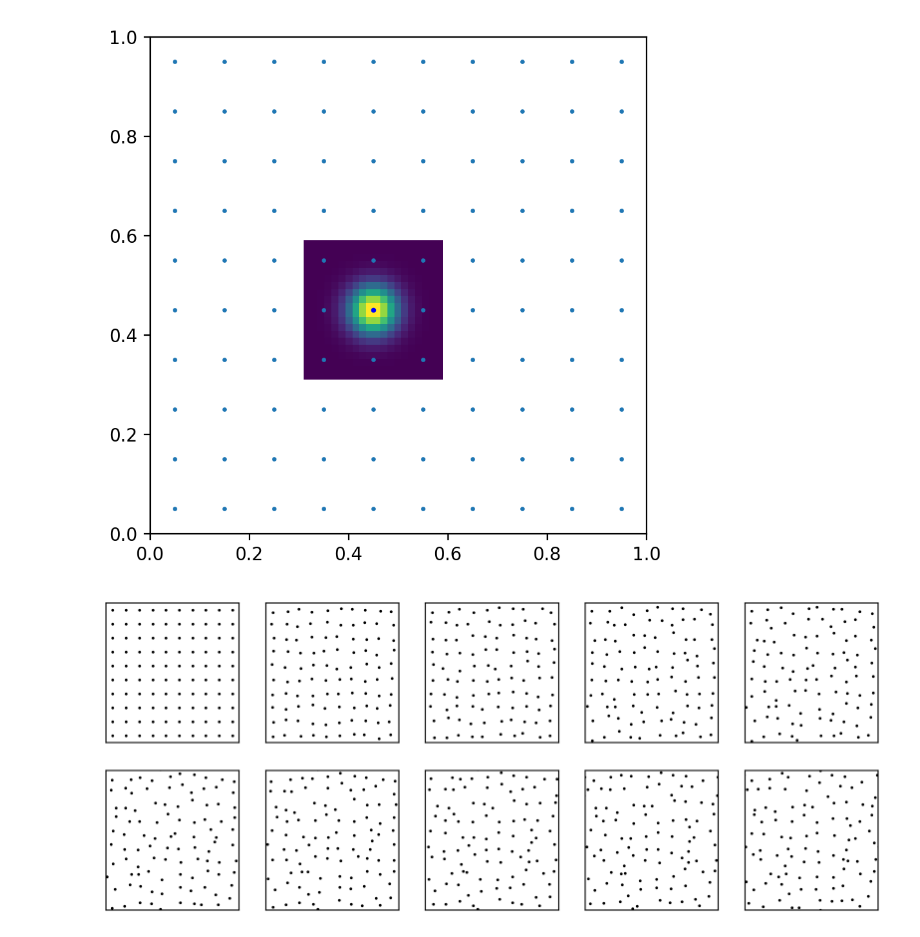
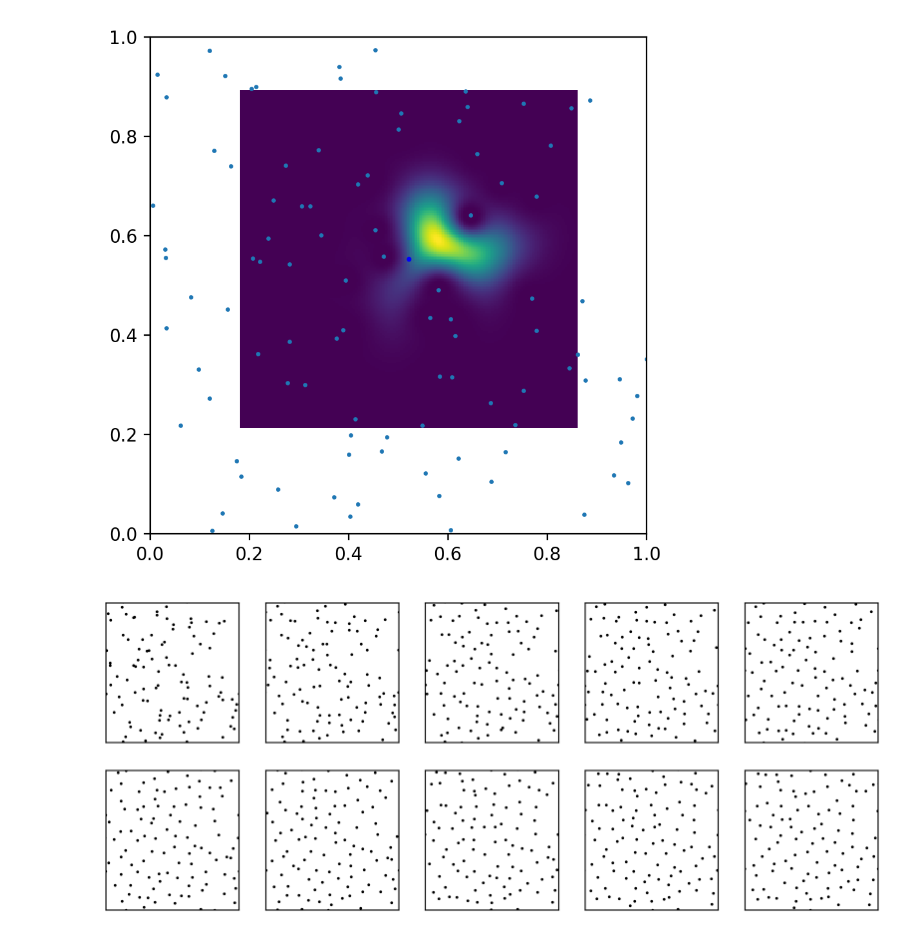
Before and after one commit to Imperial-CMTH/koala, a Jupyter notebook: tutorial_notebooks/slowly_shifting_lattice.ipynb, the cells around one changed output. Drawn from its saved outputs; the diff is of its cells as text; code cells hidden in the pictures.

```diff
--- a/tutorial_notebooks/slowly_shifting_lattice.ipynb
+++ b/tutorial_notebooks/slowly_shifting_lattice.ipynb
@@ -16,7 +13,13 @@ plt.scatter(*points.T)
 # %%
 # make grid
-L = 10
+L = 20
+
+p_random = uniform(10**2)
 
 pos = np.linspace(0, 1, L, endpoint=False)
 pos += 0.5 * (pos[1] - pos[0])
-p = np.reshape(np.meshgrid(pos, pos), [2, -1]).T
+p_regular = np.reshape(np.meshgrid(pos, pos), [2, -1]).T
+
+fig, ax = plt.subplots(1, 2, figsize=(10, 5))
+ax[0].scatter(*p_random.T)
+ax[1].scatter(*p_regular.T)
@@ -23,35 +29,35 @@ p = np.reshape(np.meshgrid(pos, pos), [2, -1]).T
 # %%
-sigma = 1 / 30 + 0.0001  # how far is each point allowed to move
-kappa = sigma * 0  # lengthscale of how close you can get to each other vertex
+sigma = 3 / (L * np.sqrt(np.pi))  # how far is each point allowed to move
+kappa = sigma  # lengthscale of how close you can get to each other vertex
 beta = 1  # large beta forbids the system from choosing unlikely points
-resolution = 20  # how finely sampled is the area to move to
+resolution = 200  # how finely sampled is the area to move to
+
 
 # choose the point to move
-d_from_center = p - 0.5
-central_point = np.argmin(np.sum((p - 0.5) ** 2, axis=1))
-
+d_from_center = p_random - 0.5
+central_point = np.argmin(np.sum((p_random - 0.5) ** 2, axis=1))
 _ = move_point(
-    p,
+    p_random,
     central_point,
     sigma,
     kappa,
     beta=beta,
     resolution=resolution,
     debug_plot=True,
 )
 # %% [output]
-[figure, old version]
+[figure, new version]
 # %%
 n_steps = 10
 
-fig, ax = plt.subplots(n_steps // 5, 5, figsize=(10, 2 * n_steps // 5), dpi=200)
-ax = ax.flatten()
 
-sigma = 0.02
+sigma = 0.03
 kappa = sigma
 beta = 6
 
-p_new = p.copy()
+p_new = p_random.copy()
+fig, ax = plt.subplots(n_steps // 5, 5, figsize=(10, 2 * n_steps // 5), dpi=200)
+ax = ax.flatten()
 for a in tqdm(ax):
     a.set_xticks([])
     a.set_yticks([])
@@ -65,5 +71,7 @@ for a in tqdm(ax):
     a.scatter(*(p_new + (-1, 0)).T, s=s, c="k")
 
     p_new = move_all_points(p_new, sigma, kappa, beta, resolution=30)
+
+plt.show()
 # %% [output]
-[figure, old version]
+[figure, new version]
```
Also changed, not shown: parts of 4 cells of this notebook.
